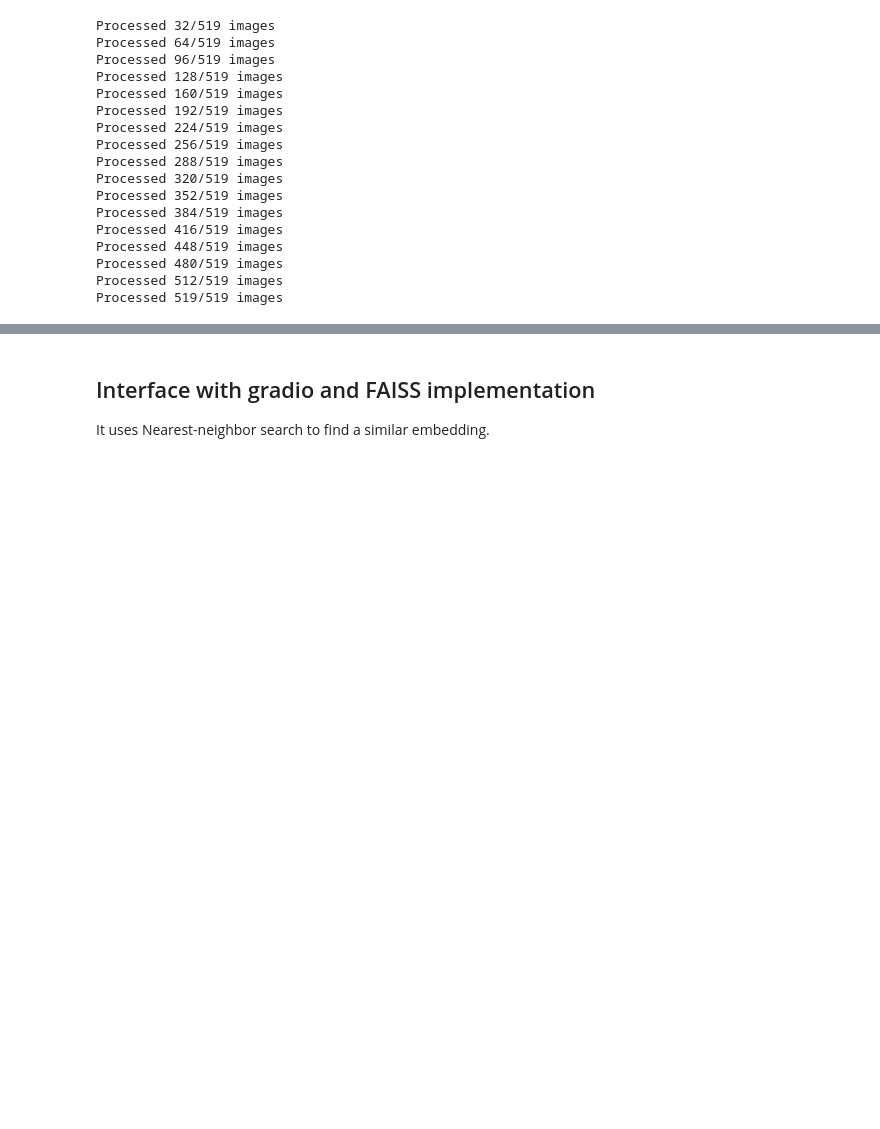
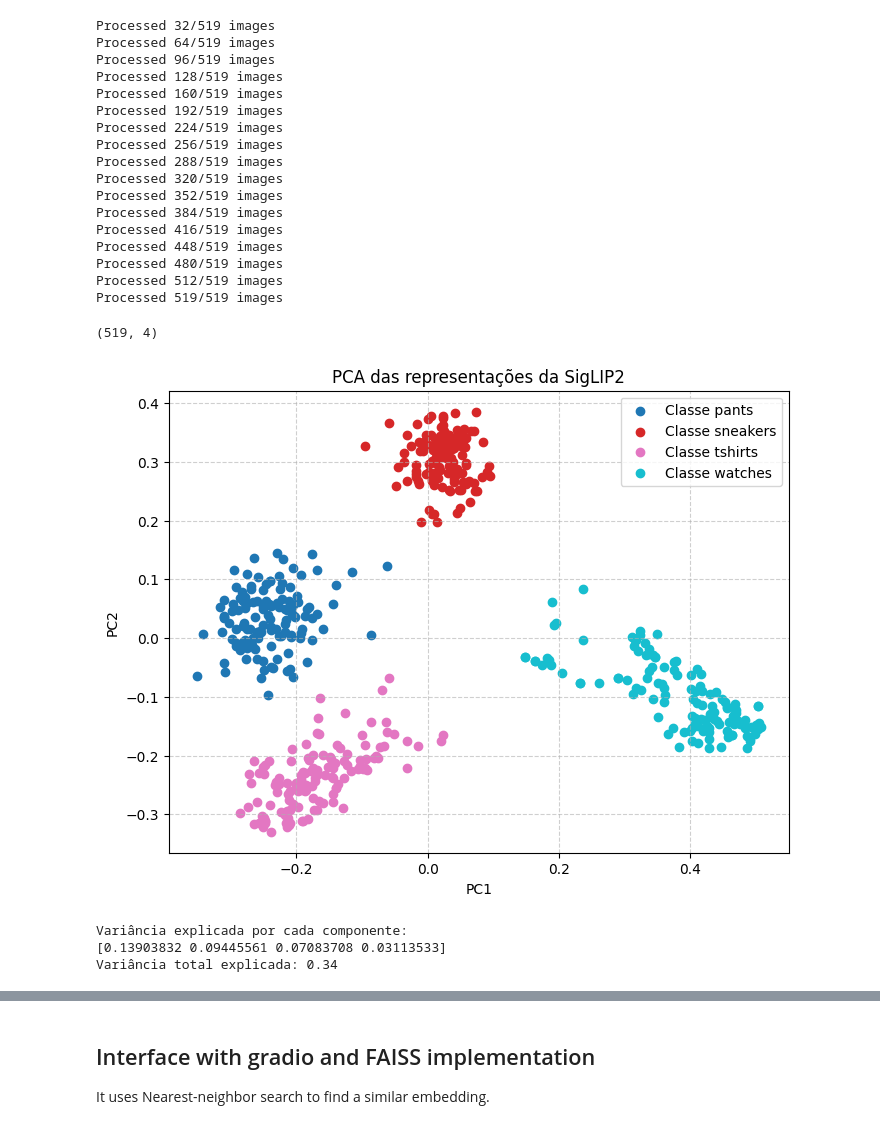
Before and after one commit to allvaret/embeddings_similarity_recommendation, a Jupyter notebook: notebooks/02_recomendation.ipynb, the cells around one changed output, grey strips where cells are left out. Cells and saved outputs as stored; diff of their text form; code cells hidden in the pictures; blank space fills up the shorter version.

Commit message:
feat: PCA categories and image processing otimization

```diff
--- a/notebooks/02_recomendation.ipynb
+++ b/notebooks/02_recomendation.ipynb
@@ -202,3 +214,49 @@ Processed 448/519 images
 Processed 480/519 images
 Processed 512/519 images
 Processed 519/519 images
+# %%
+from sklearn.decomposition import PCA
+
+# 'embeddings' is already the features (X)
+y = metadata_df['category'].values # Extract categories as labels (y)
+
+pca = PCA(n_components=4)
+X_2d = pca.fit_transform(embeddings.cpu().numpy())
+
+print(X_2d.shape)
+
+import matplotlib.pyplot as plt
+
+plt.figure(figsize=(8, 6))
+
+# Define a color map for consistent colors across categories
+unique_categories = np.unique(y)
+colors = plt.cm.get_cmap('tab10', len(unique_categories))
+category_to_color = {cat: colors(i) for i, cat in enumerate(unique_categories)}
+
+for class_id in unique_categories:
+    mask = y == class_id
+
+    plt.scatter(
+        X_2d[mask, 0],
+        X_2d[mask, 1],
+        label=f"Classe {class_id}",
+        color=category_to_color[class_id] # Assign specific color to each class
+    )
+
+plt.xlabel("PC1")
+plt.ylabel("PC2")
+plt.title("PCA das representações da SigLIP2")
+plt.legend()
+plt.grid(True, linestyle='--', alpha=0.6)
+plt.show()
+
+print("Variância explicada por cada componente:")
+print(pca.explained_variance_ratio_)
+print(f"Variância total explicada: {pca.explained_variance_ratio_.sum():.2f}")
+# %% [output]
+(519, 4)
+[figure, added]
+Variância explicada por cada componente:
+[0.13903832 0.09445561 0.07083708 0.03113533]
+Variância total explicada: 0.34
```
Also changed, not shown: parts of 7 cells of this notebook.
